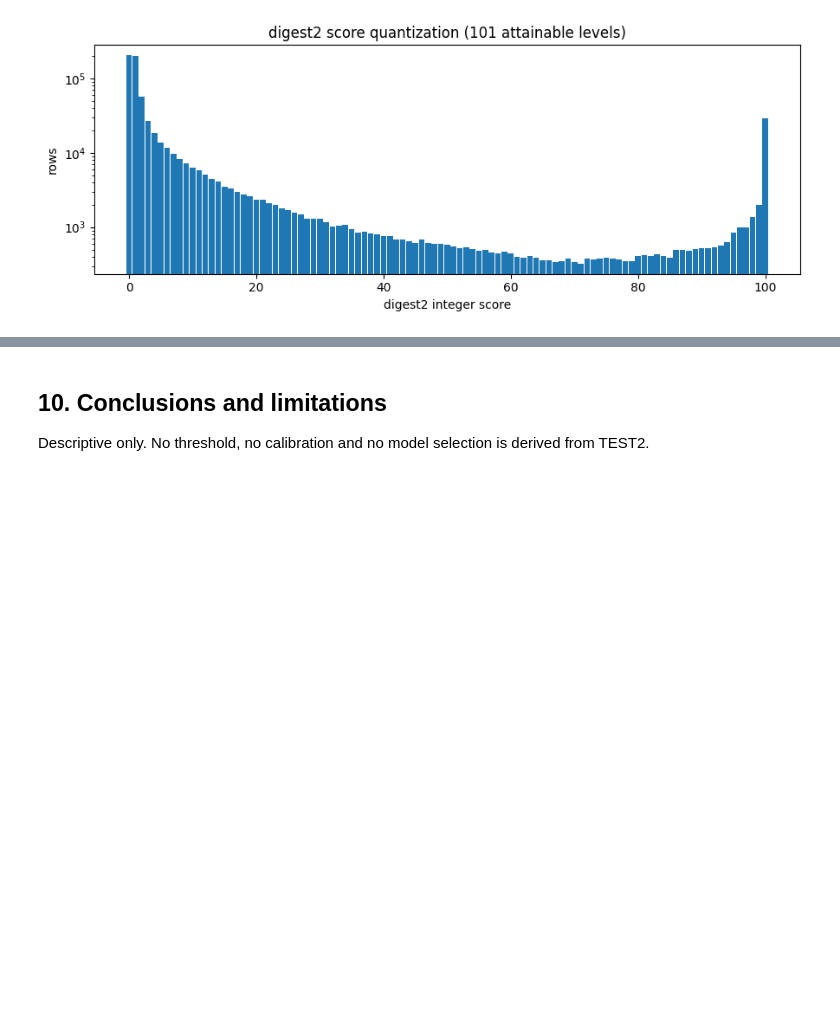
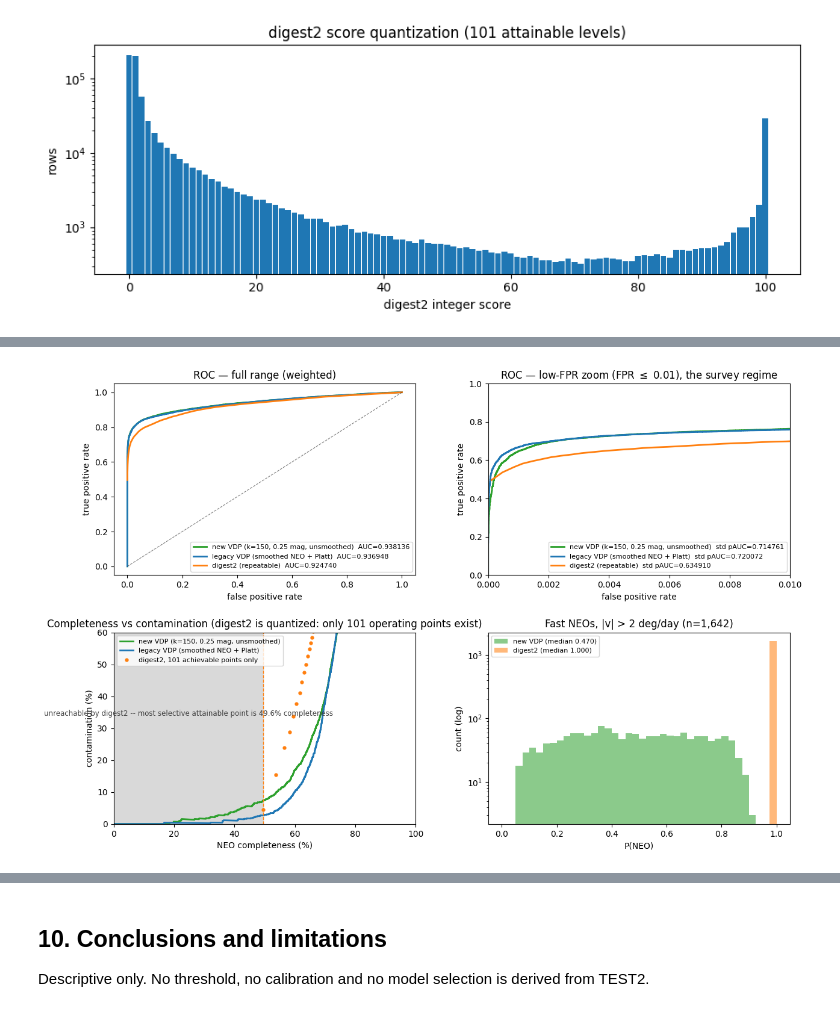
Before and after one commit to devanshi-s04/neomod, a Jupyter notebook: notebooks/validation/neomod3_k150_geometric_test2_vs_digest2.ipynb, the cells around one changed output, grey strips where cells are left out. Saved outputs shown, nothing was run; the diff lists cells and outputs as text; code cells hidden in the pictures; blank space fills up the shorter version.

```diff
--- a/notebooks/validation/neomod3_k150_geometric_test2_vs_digest2.ipynb
+++ b/notebooks/validation/neomod3_k150_geometric_test2_vs_digest2.ipynb
@@ -398,0 +404,67 @@ most populated levels:
+# %%
+from sklearn.metrics import roc_curve, precision_recall_curve
+yv = y; wv2 = wv
+S = [("new VDP (k=150, 0.25 mag, unsmoothed)","P_NEO_new","tab:green"),
+     ("legacy VDP (smoothed NEO + Platt)","P_NEO_legacy_cal","tab:blue"),
+     ("digest2 (repeatable)","P_NEO_digest2","tab:orange")]
+fig = plt.figure(figsize=(14.5,9.5)); gs = fig.add_gridspec(2,2,hspace=.30,wspace=.24)
+
+ax = fig.add_subplot(gs[0,0])
+for nm,col,c in S:
+    f_,t_ = roc_w(yv, cm[col].to_numpy(float), wv2)
+    a_ = auc_w(yv, cm[col].to_numpy(float), wv2)
+    ax.plot(f_,t_,lw=2,color=c,label=f"{nm}  AUC={a_:.6f}")
+ax.plot([0,1],[0,1],"k--",lw=.8,alpha=.5); ax.set_xlabel("false positive rate")
+ax.set_ylabel("true positive rate"); ax.set_title("ROC — full range (weighted)")
+ax.legend(loc="lower right",fontsize=8)
+
+ax = fig.add_subplot(gs[0,1])
+for nm,col,c in S:
+    f_,t_ = roc_w(yv, cm[col].to_numpy(float), wv2)
+    m_ = f_ <= 0.01
+    pa = np.trapezoid(np.concatenate([[0],t_[m_]]), np.concatenate([[0],f_[m_]]))/0.01
+    ax.plot(f_,t_,lw=2,color=c,label=f"{nm}  std pAUC={pa:.6f}")
+ax.set_xlim(0,0.01); ax.set_ylim(0,1); ax.set_xlabel("false positive rate")
+ax.set_ylabel("true positive rate")
+ax.set_title("ROC — low-FPR zoom (FPR $\leq$ 0.01), the survey regime")
+ax.legend(loc="lower right",fontsize=8)
+
+ax = fig.add_subplot(gs[1,0])
+for nm,col,c in S[:2]:
+    s_ = cm[col].to_numpy(float); o=np.argsort(-s_,kind="mergesort")
+    yy,ww = yv[o], wv2[o]
+    tp=np.cumsum(ww*(yy==1)); fp=np.cumsum(ww*(yy==0))
+    ax.plot(100*tp/ww[yy==1].sum(), 100*fp/np.maximum(tp+fp,1e-30), lw=2, color=c, label=nm)
+# digest2 emits integer scores, so only a finite set of operating points EXISTS. Drawing a
+# continuous line would render an unreachable region as if it were operable.
+sd = cm.P_NEO_digest2.to_numpy(float)
+lev = np.unique(sd)[::-1]
+comp, cont = [], []
+for th in lev:
+    m_ = sd >= th
+    tp = wv2[m_ & (yv==1)].sum(); fp = wv2[m_ & (yv==0)].sum()
+    comp.append(100*tp/wv2[yv==1].sum()); cont.append(100*fp/max(tp+fp,1e-30))
+ax.plot(comp,cont,"o",ms=3.5,color="tab:orange",label=f"digest2, {len(lev)} achievable points only")
+cmin = comp[0]
+ax.axvspan(0,cmin,color="0.85",zorder=0)
+ax.axvline(cmin,color="tab:orange",ls="--",lw=1)
+ax.text(cmin/2, 34, f"unreachable by digest2 -- most selective attainable point is "
+        f"{cmin:.1f}% completeness", ha="center", fontsize=8.5, color="0.25")
+ax.set_xlim(0,100); ax.set_ylim(0,60)
+ax.set_xlabel("NEO completeness (%)"); ax.set_ylabel("contamination (%)")
+ax.set_title("Completeness vs contamination (digest2 is quantized: only "
+             f"{len(lev)} operating points exist)")
+ax.legend(loc="upper left",fontsize=8)
+
+ax = fig.add_subplot(gs[1,1])
+fastn = cm[(np.hypot(cm.vlam,cm.vbeta) > 2.0) & (cm.population=="NEO")]
+bins = np.linspace(0,1,41)
+for nm,col,c in [("new VDP","P_NEO_new","tab:green"),("digest2","P_NEO_digest2","tab:orange")]:
+    v_ = fastn[col].to_numpy(float)
+    ax.hist(v_,bins=bins,alpha=.55,color=c,label=f"{nm} (median {np.median(v_):.3f})")
+ax.set_yscale("log"); ax.set_xlabel("P(NEO)"); ax.set_ylabel("count (log)")
+ax.set_title(f"Fast NEOs, |v| > 2 deg/day (n={len(fastn):,})")
+ax.legend(fontsize=8)
+plt.show()
+# %% [output]
+[figure, added]
```
Also changed, not shown: parts of 8 cells of this notebook.
